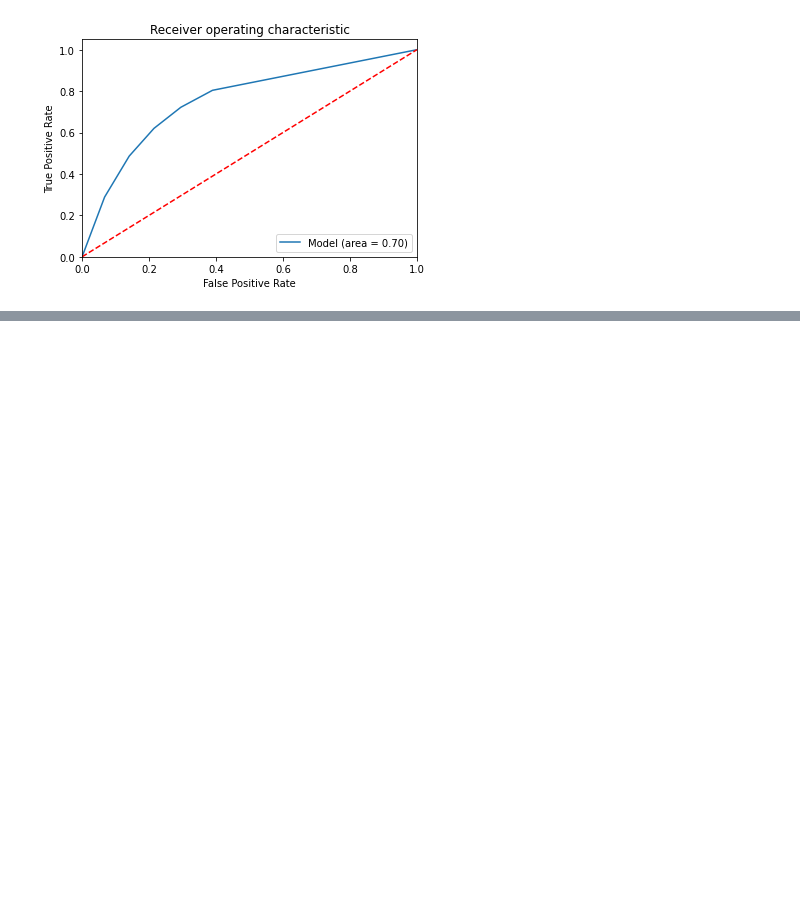
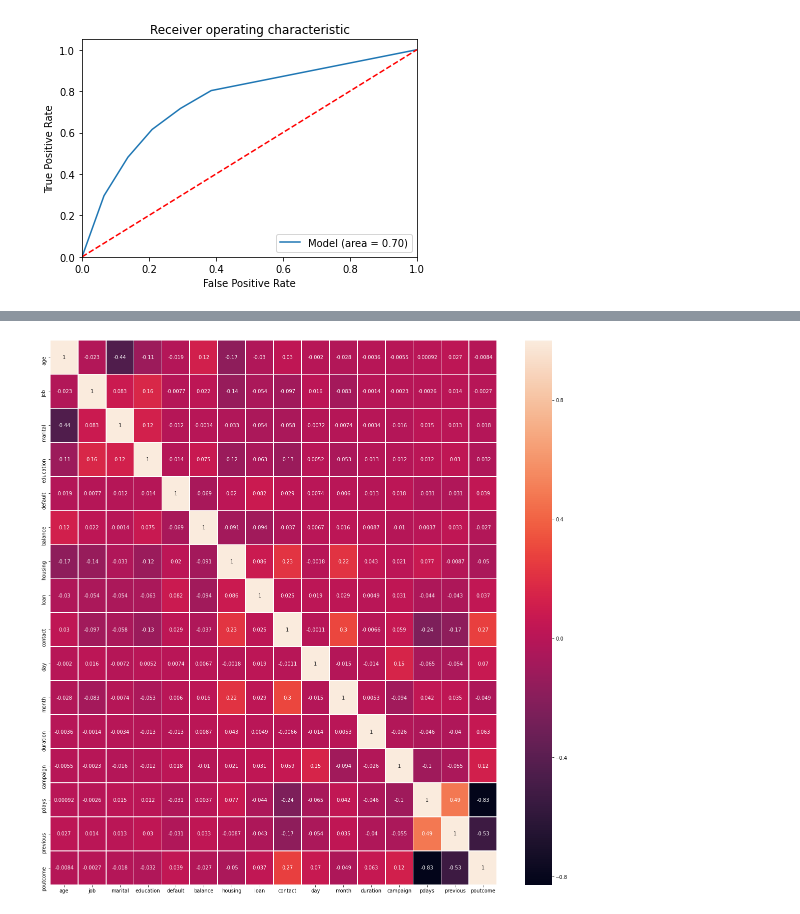
Before and after one commit to adinasa22/portuguese_banking, a Jupyter notebook: SMOTE.ipynb, the cells around one changed output, grey strips where cells are left out. Drawn from its saved outputs; the diff is of its cells as text; code cells hidden in the pictures; blank space fills up the shorter version.

```diff
--- a/SMOTE.ipynb
+++ b/SMOTE.ipynb
@@ -246,0 +291,5 @@ plt.show()
+# %%
+plt.figure(figsize = (20,20))
+ax = sns.heatmap(X_train_smote.corr(), annot=True, linewidth=0.5)
+# %% [output]
+[figure, added]
```
Also changed, not shown: parts of 14 cells of this notebook.
